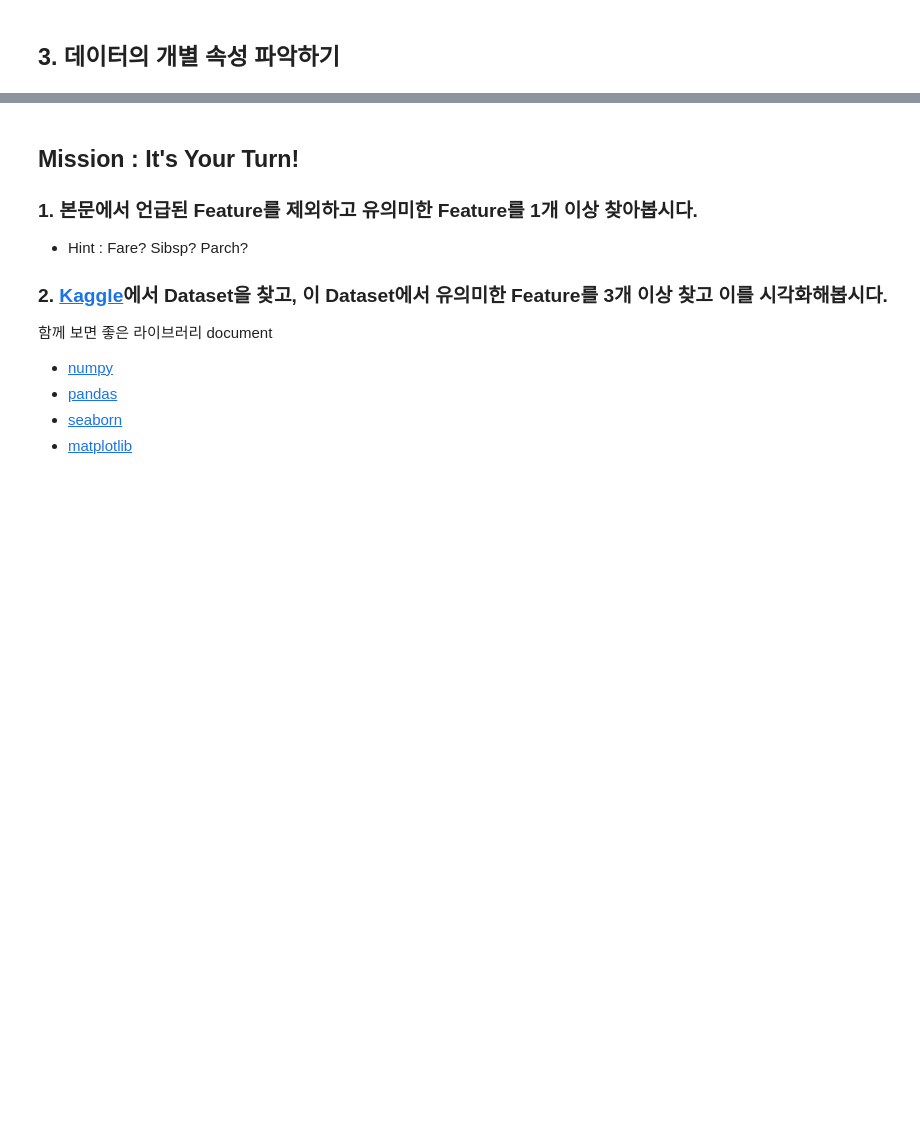
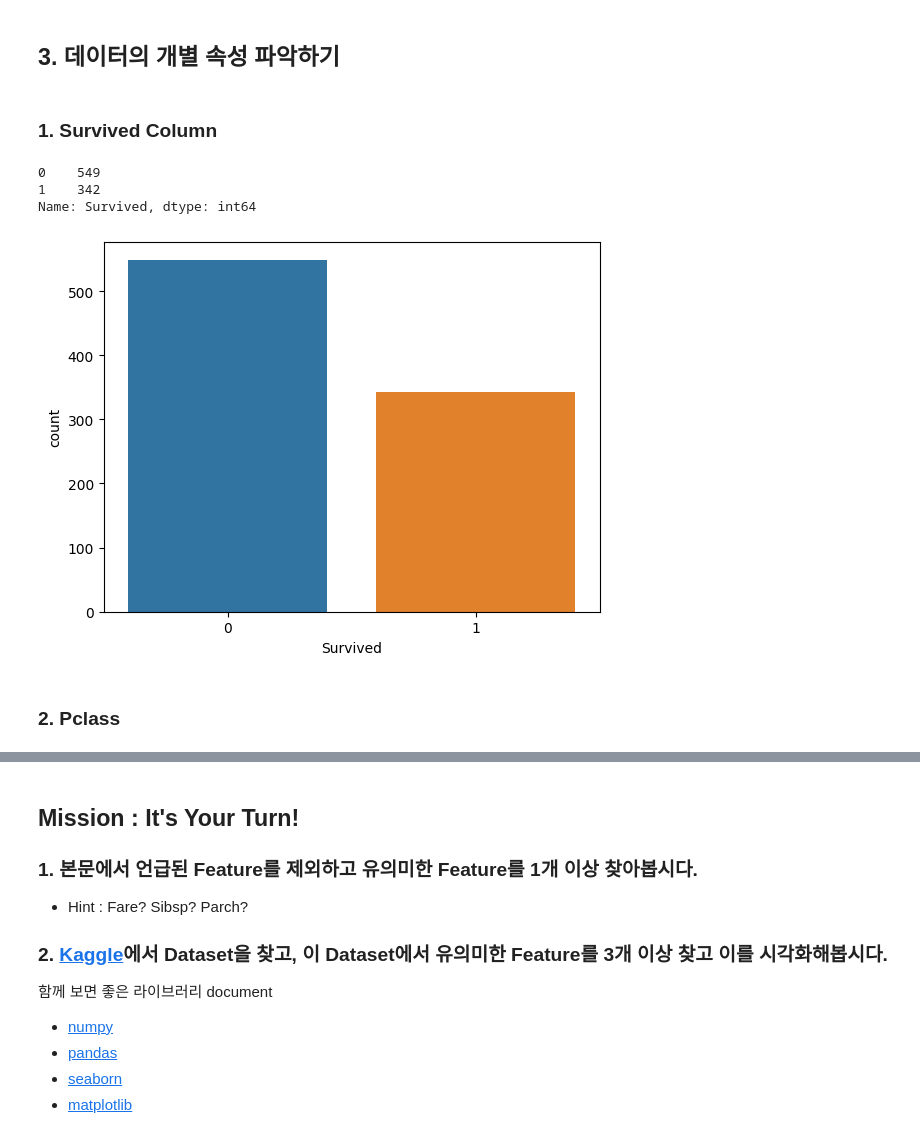
Before and after one commit to dhepem/AI, a Jupyter notebook: [KDT] 인공지능 4주차 실습/4. EDA.ipynb, the cells around one changed output, grey strips where cells are left out. Drawn from its saved outputs; the diff is of its cells as text; code cells hidden in the pictures; blank space fills up the shorter version.

```diff
--- a/[KDT] 인공지능 4주차 실습/4. EDA.ipynb
+++ b/[KDT] 인공지능 4주차 실습/4. EDA.ipynb
@@ -12,2 +21,7 @@
+# %%
+## 동일 경로에 train.csv 가 있다면:
+## 데이터 불러오기
+
+titanic_df = pd.read_csv("./train.csv")
 # %% [markdown]
 ## 1. 분석의 목적과 변수 확인
@@ -16,2 +111,21 @@
 # %% [markdown]
 ## 3. 데이터의 개별 속성 파악하기
+# %% [markdown]
+### 1. Survived Column
+# %%
+## 생존자, 사명자 명수는?
+
+titanic_df['Survived'].value_counts()
+# %% [output]
+0    549
+1    342
+Name: Survived, dtype: int64
+# %%
+## 생존자수와 사망자수를 Barplot으로 그려보기 sns.countplot()
+
+sns.countplot(x='Survived', data=titanic_df)
+plt.show()
+# %% [output]
+[figure, added]
+# %% [markdown]
+### 2. Pclass
```
Also changed, not shown: parts of 21 cells of this notebook, 8 other files.
